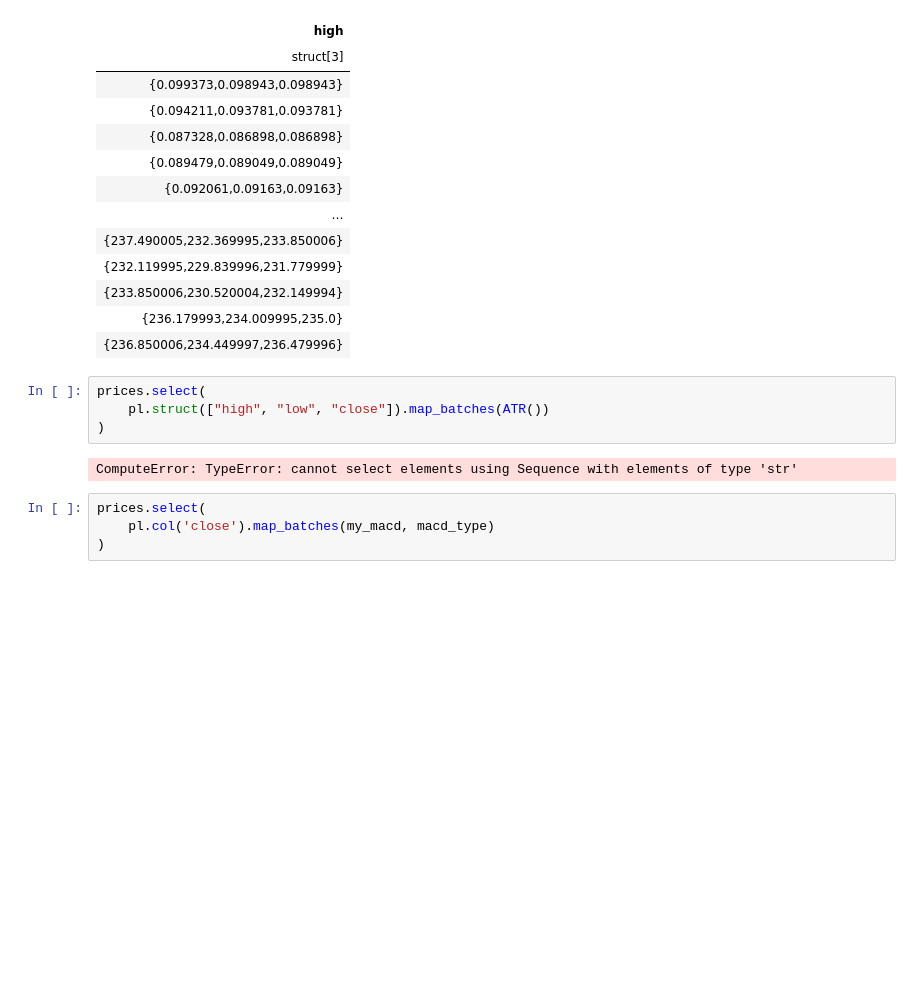
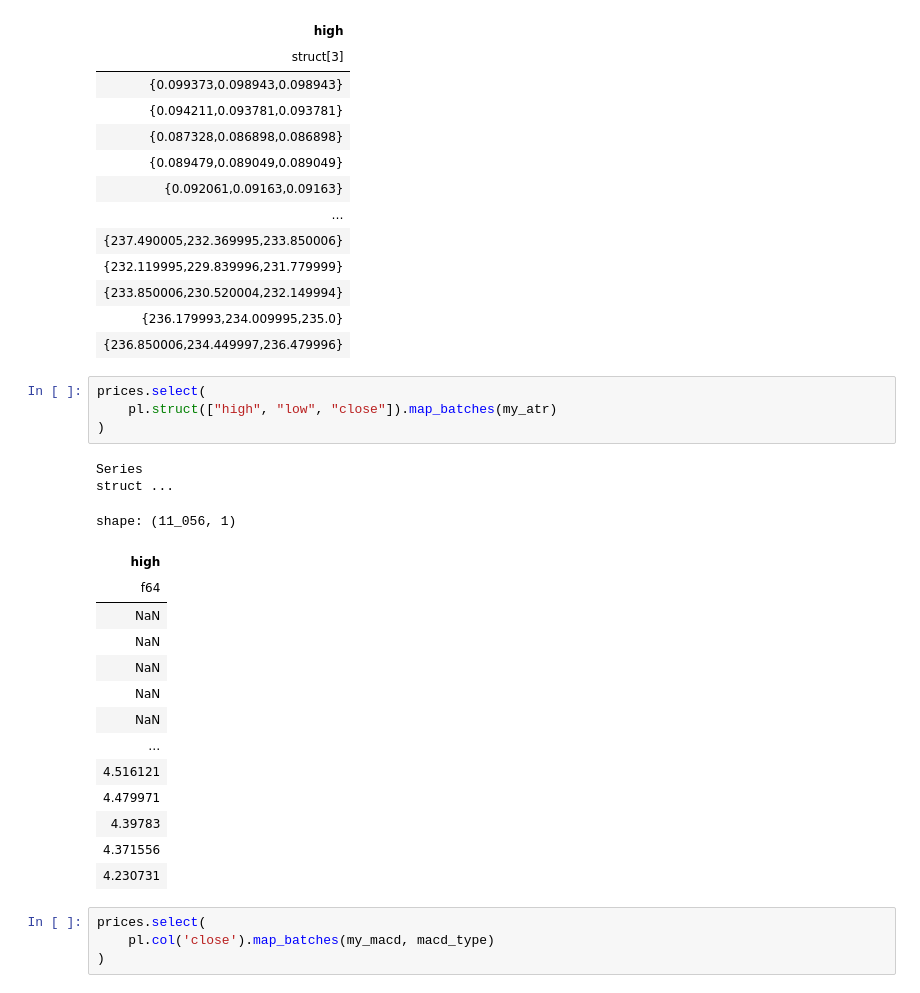
Before and after one commit to furechan/mintalib, a Jupyter notebook: miscellanous/polars-experiments.ipynb, the cells around one changed output. Saved outputs shown, nothing was run; the diff lists cells and outputs as text; blank space fills up the shorter version.

```diff
--- a/miscellanous/polars-experiments.ipynb
+++ b/miscellanous/polars-experiments.ipynb
@@ -264,10 +264,25 @@ shape: (11_056, 1)
 | {236.850006,234.449997,236.479996} |
 # %%
 prices.select(
-    pl.struct(["high", "low", "close"]).map_batches(ATR())
+    pl.struct(["high", "low", "close"]).map_batches(my_atr)
 )
 # %% [output]
-ComputeError: TypeError: cannot select elements using Sequence with elements of type 'str'
+Series
+struct ...
+shape: (11_056, 1)
+| high |
+| f64 |
+| NaN |
+| NaN |
+| NaN |
+| NaN |
+| NaN |
+| … |
+| 4.516121 |
+| 4.479971 |
+| 4.39783 |
+| 4.371556 |
+| 4.230731 |
 # %%
 prices.select(
     pl.col('close').map_batches(my_macd, macd_type)
```
Also changed, not shown: 2 other files.
